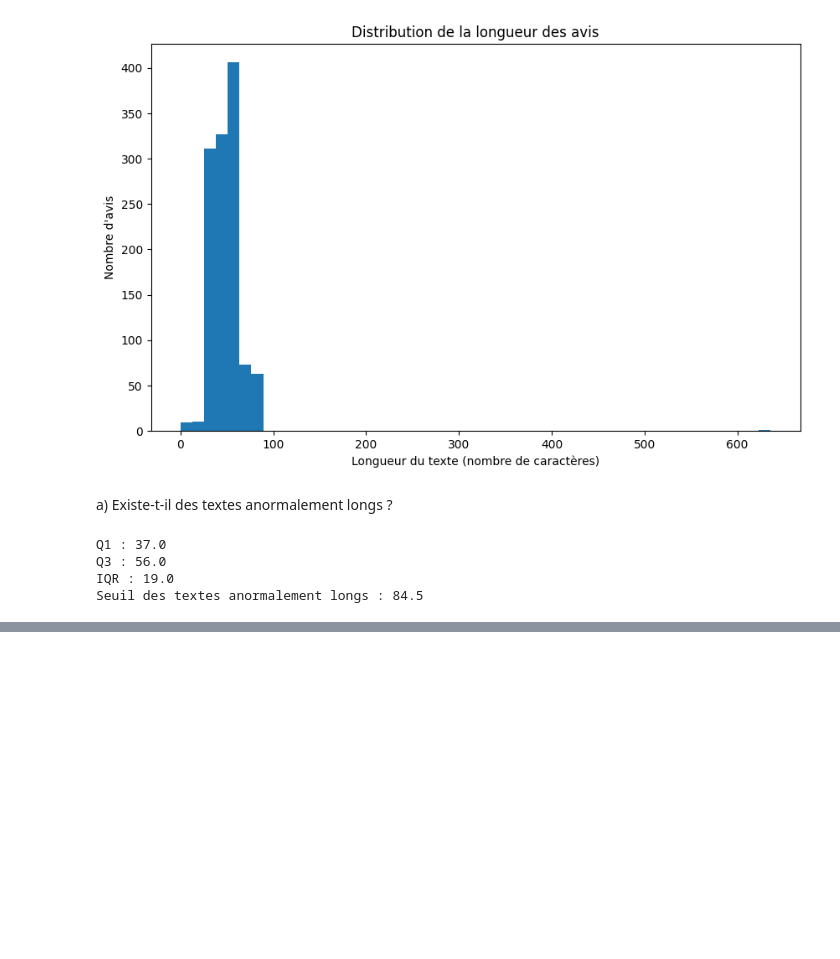
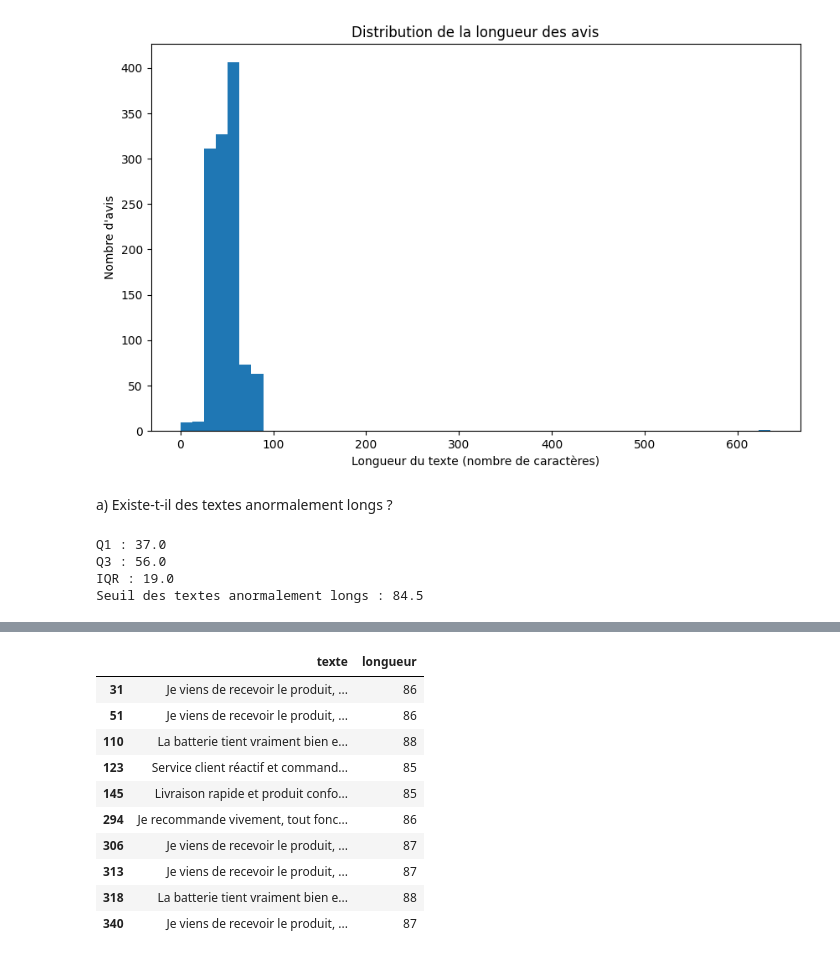
Before and after one commit to binetouwahab/smart_reviews, a Jupyter notebook: notebooks/atelier_prepa_donnees_textuelles.ipynb, the cells around one changed output, grey strips where cells are left out. Saved outputs shown, nothing was run; the diff lists cells and outputs as text; code cells hidden in the pictures; blank space fills up the shorter version.

Commit message:
afficher quelqes exemples de textes anormalement longs

```diff
--- a/notebooks/atelier_prepa_donnees_textuelles.ipynb
+++ b/notebooks/atelier_prepa_donnees_textuelles.ipynb
@@ -399,0 +402,14 @@ print(
+# %%
+textes_tres_longs[["texte", "longueur"]].head(10)
+# %% [output]
+|  | texte | longueur |
+| 31 | Je viens de recevoir le produit, ... | 86 |
+| 51 | Je viens de recevoir le produit, ... | 86 |
+| 110 | La batterie tient vraiment bien e... | 88 |
+| 123 | Service client réactif et command... | 85 |
+| 145 | Livraison rapide et produit confo... | 85 |
+| 294 | Je recommande vivement, tout fonc... | 86 |
+| 306 | Je viens de recevoir le produit, ... | 87 |
+| 313 | Je viens de recevoir le produit, ... | 87 |
+| 318 | La batterie tient vraiment bien e... | 88 |
+| 340 | Je viens de recevoir le produit, ... | 87 |
```
Also changed, not shown: parts of 1 cell of this notebook.
